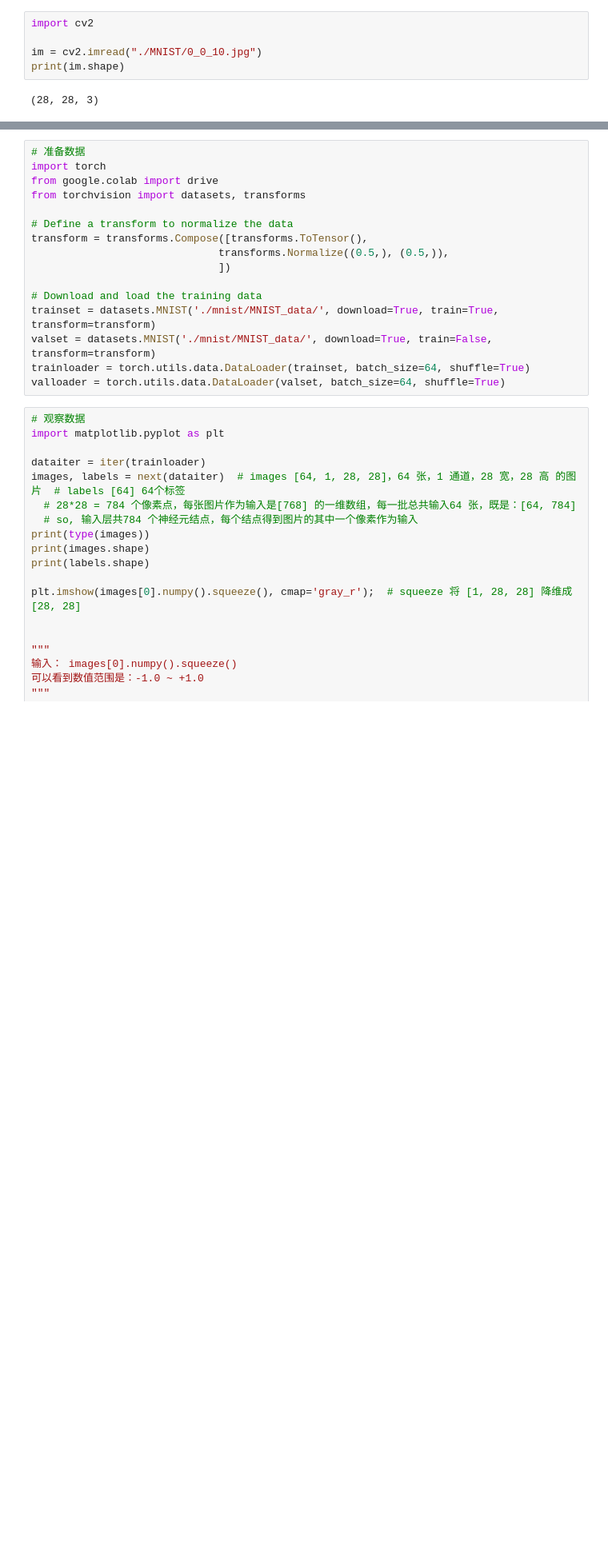
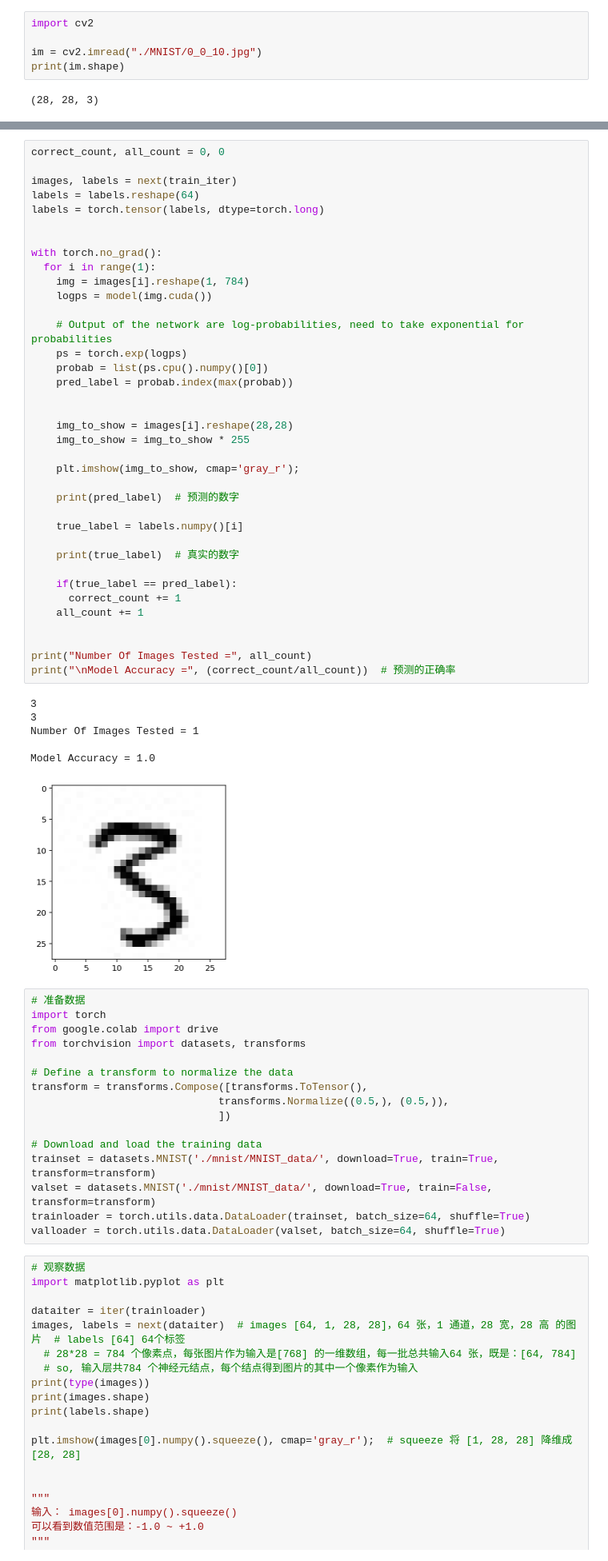
Before and after one commit to dlxj/doc, a Jupyter notebook: lang/programming/pytorch/数字识别/digit_torch_version2.ipynb, the cells around one changed output, grey strips where cells are left out. Shown at 80% size. Cells and saved outputs as stored; diff of their text form; blank space fills up the shorter version.

```diff
--- a/lang/programming/pytorch/数字识别/digit_torch_version2.ipynb
+++ b/lang/programming/pytorch/数字识别/digit_torch_version2.ipynb
@@ -40,3 +275,47 @@ name:  7_5_53.jpg
+# %%
+correct_count, all_count = 0, 0
+
+images, labels = next(train_iter)
+labels = labels.reshape(64)
+labels = torch.tensor(labels, dtype=torch.long)
+
+
+with torch.no_grad():
+  for i in range(1):
+    img = images[i].reshape(1, 784)
+    logps = model(img.cuda())
+
+    # Output of the network are log-probabilities, need to take exponential for probabilities
+    ps = torch.exp(logps)
+    probab = list(ps.cpu().numpy()[0])
+    pred_label = probab.index(max(probab))
+
+
+    img_to_show = images[i].reshape(28,28)
+    img_to_show = img_to_show * 255
+
+    plt.imshow(img_to_show, cmap='gray_r');
+
+    print(pred_label)  # 预测的数字
+
+    true_label = labels.numpy()[i]
+
+    print(true_label)  # 真实的数字
+
+    if(true_label == pred_label):
+      correct_count += 1
+    all_count += 1
+
+
+print("Number Of Images Tested =", all_count)
+print("\nModel Accuracy =", (correct_count/all_count))  # 预测的正确率
+# %% [output]
+3
+3
+Number Of Images Tested = 1
+
+Model Accuracy = 1.0
+[figure, added]
 # %%
 # 准备数据
 import torch
```
Also changed, not shown: parts of 4 cells of this notebook.
